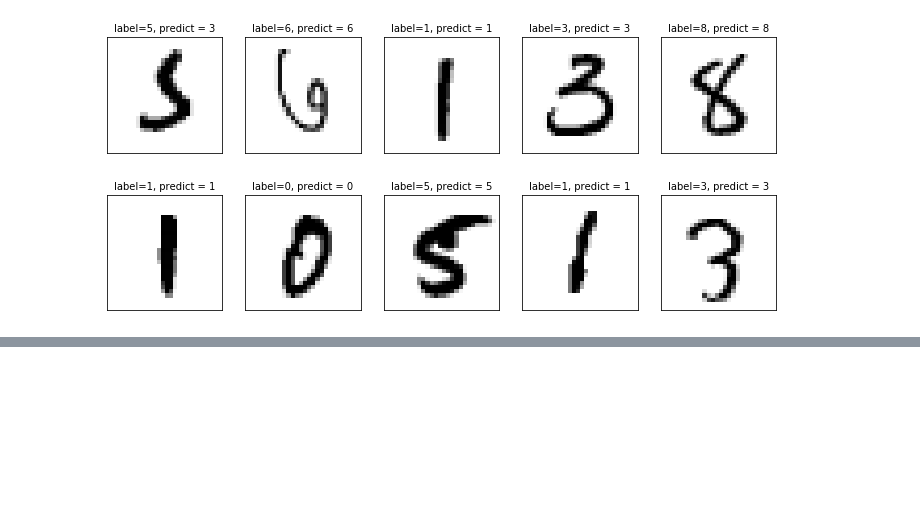
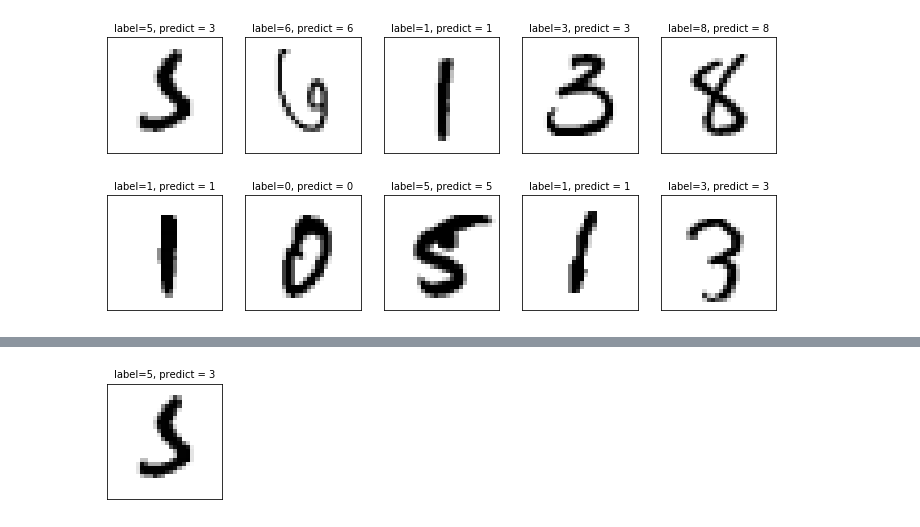
Before and after one commit to DeepBrainWH/KerasTensorflow, a Jupyter notebook: chapter_7/exp_one.ipynb, the cells around one changed output, grey strips where cells are left out. Cells and saved outputs as stored; diff of their text form; code cells hidden in the pictures; blank space fills up the shorter version.

```diff
--- a/chapter_7/exp_one.ipynb
+++ b/chapter_7/exp_one.ipynb
@@ -156,0 +199,4 @@ plot_images_labels_prediction(x_test_image, y_test, prediction, idx=340)
+# %%
+plot_images_labels_prediction(x_test_image, y_test, prediction, idx=340, num=1)
+# %% [output]
+[figure, added]
```
Also changed, not shown: parts of 7 cells of this notebook, 1 other file.
